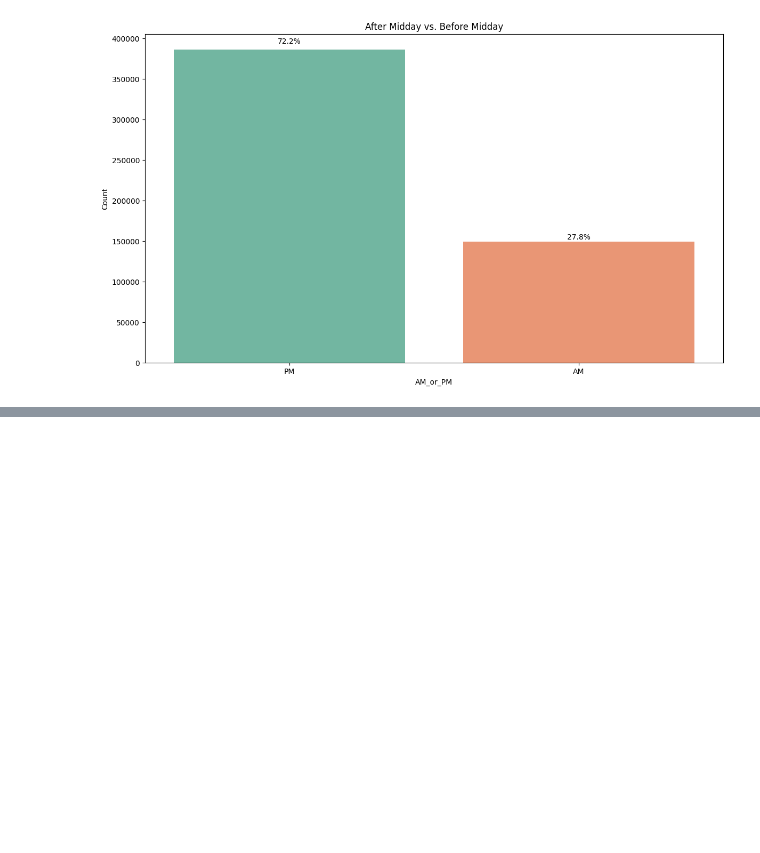
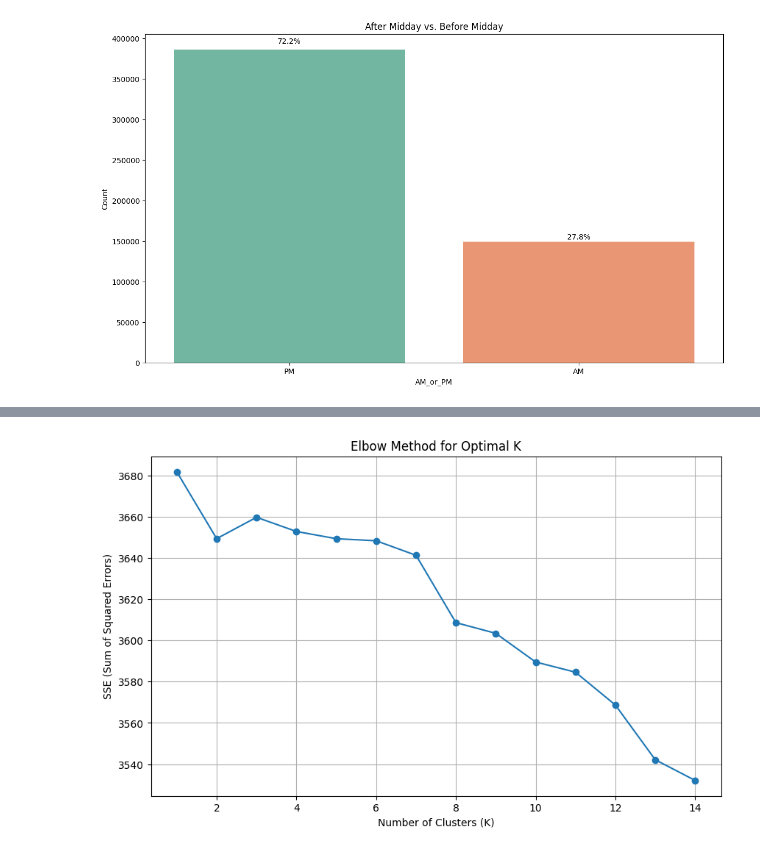
Before and after one commit to KienNguyenk64/Online_retail_Sales, a Jupyter notebook: report.ipynb, the cells around one changed output, grey strips where cells are left out. Saved outputs shown, nothing was run; the diff lists cells and outputs as text; code cells hidden in the pictures; blank space fills up the shorter version.

```diff
--- a/report.ipynb
+++ b/report.ipynb
@@ -394,0 +481,6 @@ Passing `palette` without assigning `hue` is deprecated and will be removed in v
+# %%
+items_temp = df.groupby('StockCode').Description.unique()
+items = list(zip(items_temp.index.tolist(),items_temp.values.tolist()))
+description = [x[1][0] for x in items]
+n_description = pd.Series([x[1][0] for x in items])
+print(n_description)
@@ -394,0 +583,17 @@ Passing `palette` without assigning `hue` is deprecated and will be removed in v
+# %%
+# Vectorize word
+from sklearn.feature_extraction.text import TfidfVectorizer
+import pandas as pd
+# Vectorize word
+vectorizer_ntf = TfidfVectorizer(analyzer='word', ngram_range=(1,2))
+X_ntf = vectorizer_ntf.fit_transform(color_removed_desc)
+matrix_1 = pd.concat([n_description, pd.DataFrame(X_ntf.toarray(), columns = vectorizer_ntf.get_feature_names_out())], axis = 1)
+matrix_1.rename(columns = {0:'Description'}, inplace = True)
+# Danh sách cột bạn muốn xem
+desired_columns = ['Description', 'globe', 'tape', 'bookcov', 'parasol', 'paper', 'bookcov tape', 'design', 'design tape']
+
+# Lọc ra những cột có thật sự tồn tại
+available_columns = [col for col in desired_columns if col in matrix_1.columns]
+
+# In kết quả
+matrix_1[available_columns].head(20)
@@ -394,0 +618,23 @@ Passing `palette` without assigning `hue` is deprecated and will be removed in v
+# %%
+from sklearn.cluster import KMeans
+
+import matplotlib.pyplot as plt
+
+# Tính toán SSE (Sum of Squared Errors) cho các giá trị k khác nhau
+wcss = []
+k_range = range(1, 15)  # Thử nghiệm với số cụm từ 1 đến 14
+for k in k_range:
+    kmeans = KMeans(n_clusters=k, random_state=42, n_init='auto')
+    kmeans.fit(X_ntf)
+    wcss.append(kmeans.inertia_)
+
+# Vẽ biểu đồ Elbow
+plt.figure(figsize=(10, 6))
+plt.plot(k_range, wcss, marker='o')
+plt.title('Elbow Method for Optimal K')
+plt.xlabel('Number of Clusters (K)')
+plt.ylabel('SSE (Sum of Squared Errors)')
+plt.grid(True)
+plt.show()
+# %% [output]
+[figure, added]
```
Also changed, not shown: parts of 30 cells of this notebook, 12 other files.
